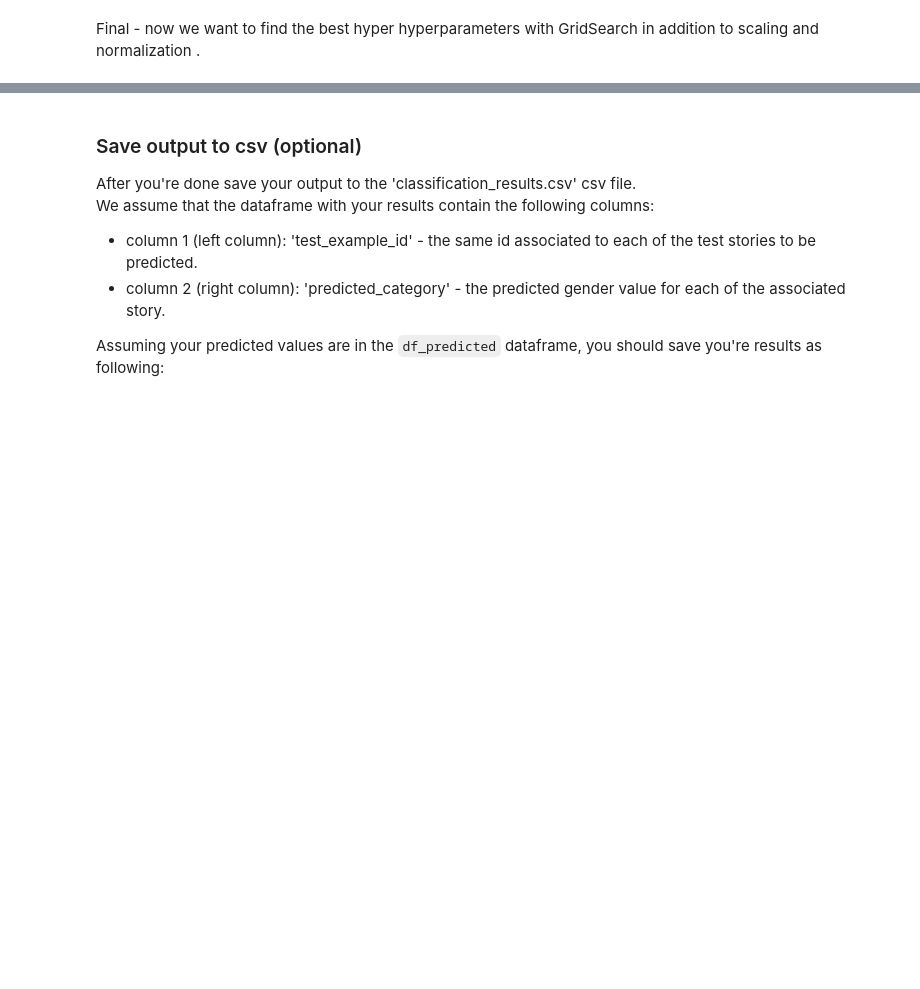
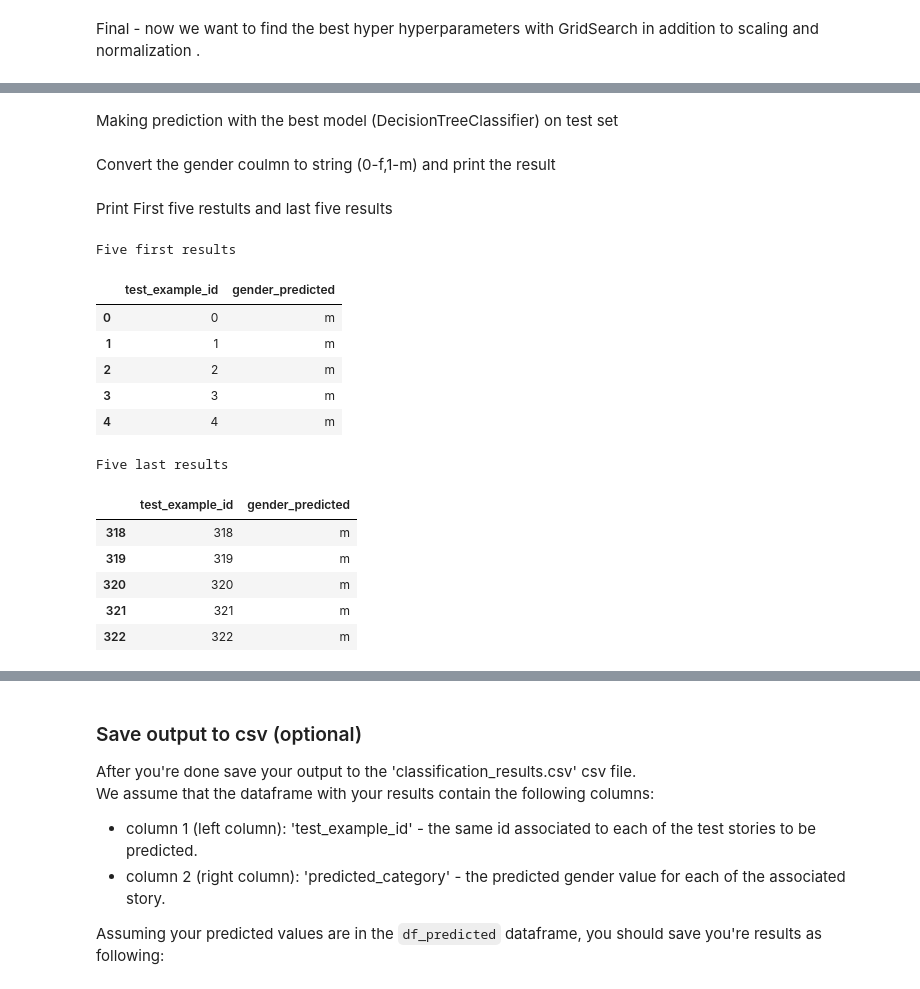
Before and after one commit to avivlev98/Text_Analysis3, a Jupyter notebook: Assignment3-text-analysis.ipynb, the cells around one changed output, grey strips where cells are left out. Cells and saved outputs as stored; diff of their text form; code cells hidden in the pictures; blank space fills up the shorter version.

```diff
--- a/Assignment3-text-analysis.ipynb
+++ b/Assignment3-text-analysis.ipynb
@@ -523,0 +513,2 @@ Male        13   562
+# %% [markdown]
+Making prediction with the best model (DecisionTreeClassifier) on test set
@@ -523,0 +520,2 @@ Male        13   562
+# %% [markdown]
+Convert the gender coulmn to string (0-f,1-m) and print the result
@@ -523,0 +531,22 @@ Male        13   562
+# %% [markdown]
+Print First five restults and last five results
+# %%
+print("Five first results")
+df_predicted.head(5)
+print("Five last results")
+df_predicted.tail(5)
+# %% [output]
+Five first results
+|  | test_example_id | gender_predicted |
+| 0 | 0 | m |
+| 1 | 1 | m |
+| 2 | 2 | m |
+| 3 | 3 | m |
+| 4 | 4 | m |
+Five last results
+|  | test_example_id | gender_predicted |
+| 318 | 318 | m |
+| 319 | 319 | m |
+| 320 | 320 | m |
+| 321 | 321 | m |
+| 322 | 322 | m |
```
Also changed, not shown: parts of 10 cells of this notebook.
